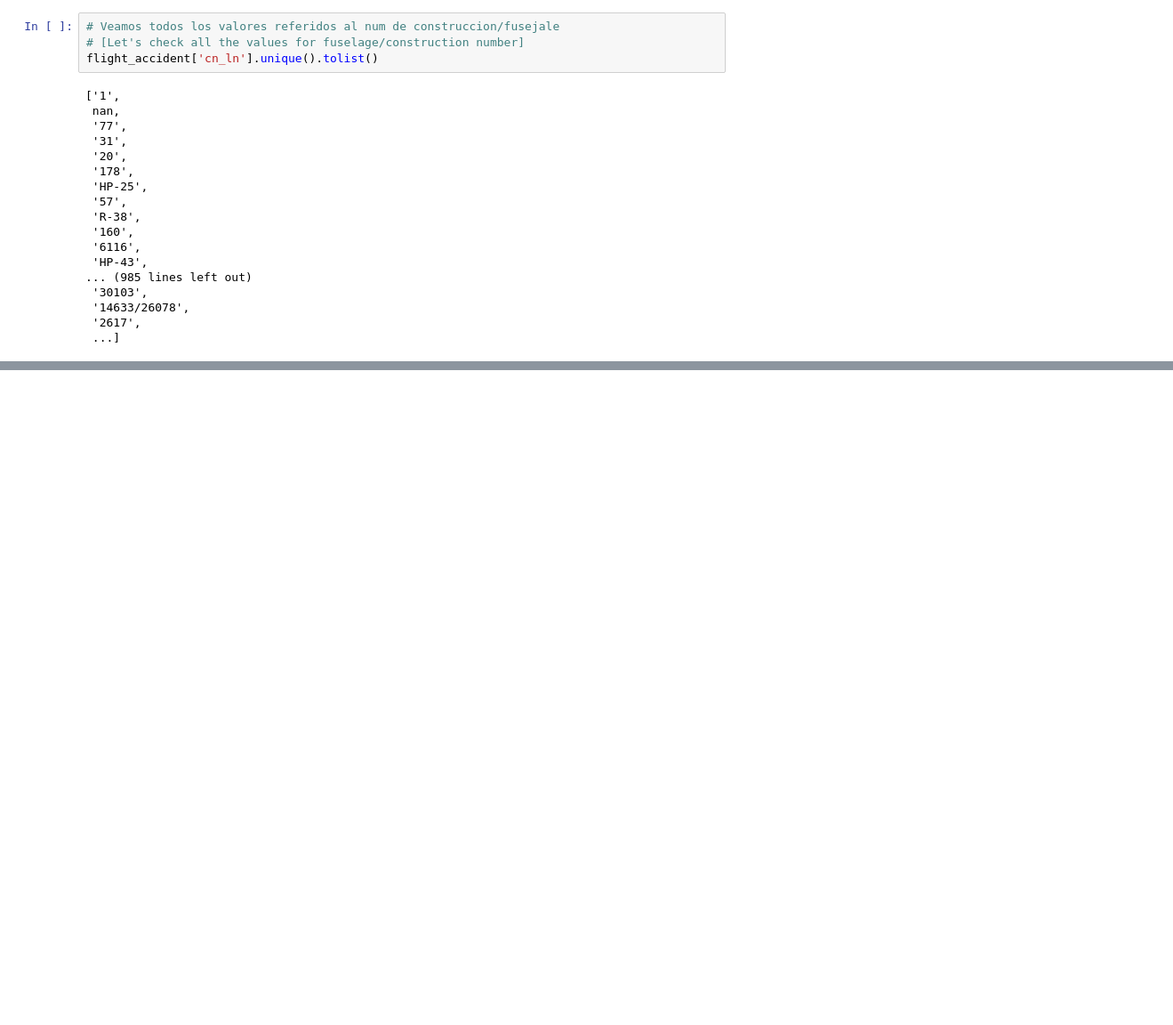
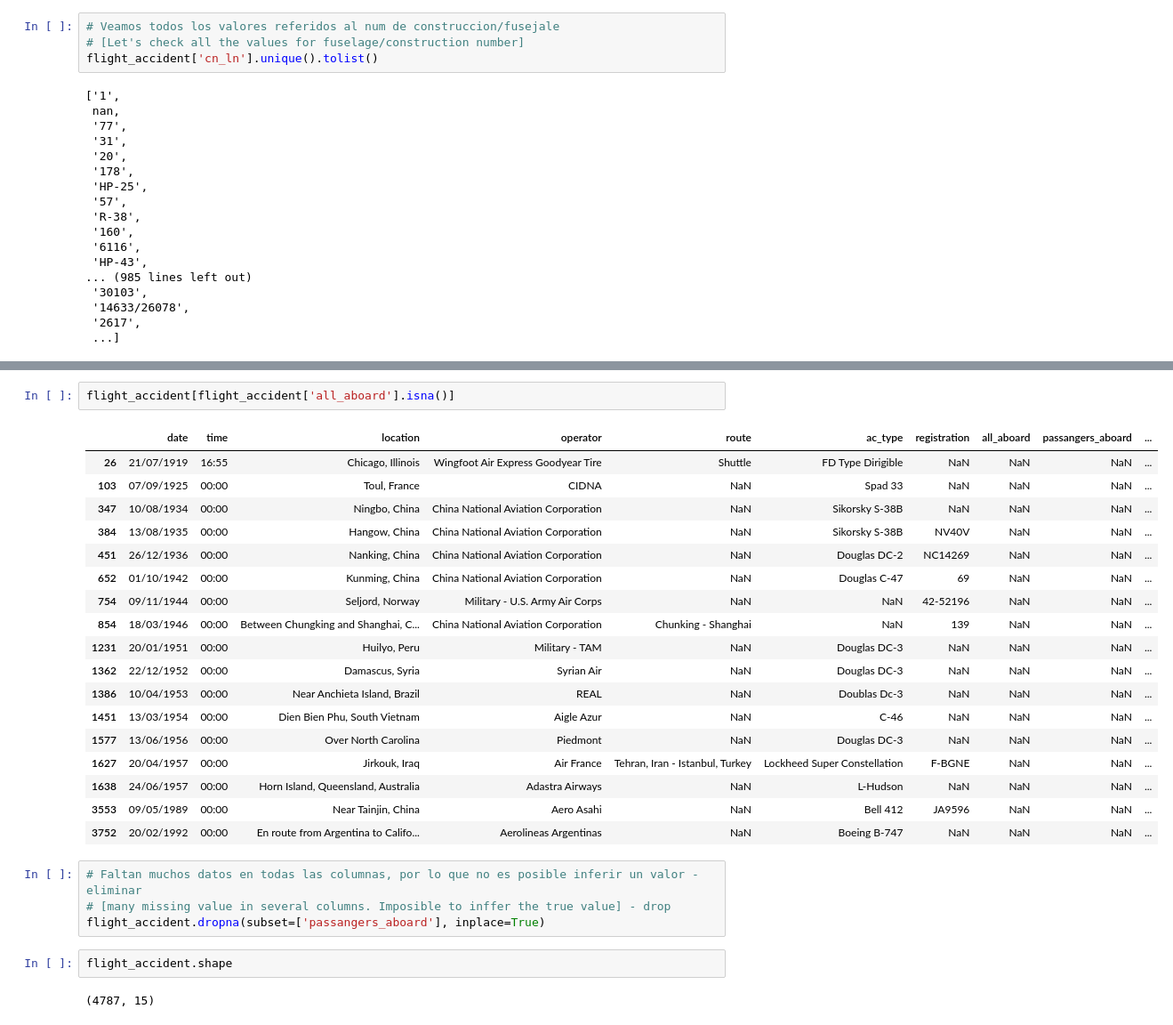
Before and after one commit to Martu-t/PI_Analytics_flights, a Jupyter notebook: main.ipynb, the cells around one changed output, grey strips where cells are left out. Shown at 89% size. Saved outputs shown, nothing was run; the diff lists cells and outputs as text; blank space fills up the shorter version.

```diff
--- a/main.ipynb
+++ b/main.ipynb
@@ -239,0 +250,29 @@ flight_accident['cn_ln'].unique().tolist()
+# %%
+flight_accident[flight_accident['all_aboard'].isna()]
+# %% [output]
+|  | date | time | location | operator | route | ac_type | registration | all_aboard | passangers_aboard | ... |
+| 26 | 21/07/1919 | 16:55 | Chicago, Illinois | Wingfoot Air Express Goodyear Tire | Shuttle | FD Type Dirigible | NaN | NaN | NaN | ... |
+| 103 | 07/09/1925 | 00:00 | Toul, France | CIDNA | NaN | Spad 33 | NaN | NaN | NaN | ... |
+| 347 | 10/08/1934 | 00:00 | Ningbo, China | China National Aviation Corporation | NaN | Sikorsky S-38B | NaN | NaN | NaN | ... |
+| 384 | 13/08/1935 | 00:00 | Hangow, China | China National Aviation Corporation | NaN | Sikorsky S-38B | NV40V | NaN | NaN | ... |
+| 451 | 26/12/1936 | 00:00 | Nanking, China | China National Aviation Corporation | NaN | Douglas DC-2 | NC14269 | NaN | NaN | ... |
+| 652 | 01/10/1942 | 00:00 | Kunming, China | China National Aviation Corporation | NaN | Douglas C-47 | 69 | NaN | NaN | ... |
+| 754 | 09/11/1944 | 00:00 | Seljord, Norway | Military - U.S. Army Air Corps | NaN | NaN | 42-52196 | NaN | NaN | ... |
+| 854 | 18/03/1946 | 00:00 | Between Chungking and Shanghai, C... | China National Aviation Corporation | Chunking - Shanghai | NaN | 139 | NaN | NaN | ... |
+| 1231 | 20/01/1951 | 00:00 | Huilyo, Peru | Military - TAM | NaN | Douglas DC-3 | NaN | NaN | NaN | ... |
+| 1362 | 22/12/1952 | 00:00 | Damascus, Syria | Syrian Air | NaN | Douglas DC-3 | NaN | NaN | NaN | ... |
+| 1386 | 10/04/1953 | 00:00 | Near Anchieta Island, Brazil | REAL | NaN | Doublas Dc-3 | NaN | NaN | NaN | ... |
+| 1451 | 13/03/1954 | 00:00 | Dien Bien Phu, South Vietnam | Aigle Azur | NaN | C-46 | NaN | NaN | NaN | ... |
+| 1577 | 13/06/1956 | 00:00 | Over North Carolina | Piedmont | NaN | Douglas DC-3 | NaN | NaN | NaN | ... |
+| 1627 | 20/04/1957 | 00:00 | Jirkouk, Iraq | Air France | Tehran, Iran - Istanbul, Turkey | Lockheed Super Constellation | F-BGNE | NaN | NaN | ... |
+| 1638 | 24/06/1957 | 00:00 | Horn Island, Queensland, Australia | Adastra Airways | NaN | L-Hudson | NaN | NaN | NaN | ... |
+| 3553 | 09/05/1989 | 00:00 | Near Tainjin, China | Aero Asahi | NaN | Bell 412 | JA9596 | NaN | NaN | ... |
+| 3752 | 20/02/1992 | 00:00 | En route from Argentina to Califo... | Aerolineas Argentinas | NaN | Boeing B-747 | NaN | NaN | NaN | ... |
+# %%
+# Faltan muchos datos en todas las columnas, por lo que no es posible inferir un valor - eliminar
+# [many missing value in several columns. Imposible to inffer the true value] - drop
+flight_accident.dropna(subset=['passangers_aboard'], inplace=True)
+# %%
+flight_accident.shape
+# %% [output]
+(4787, 15)
```
Also changed, not shown: parts of 14 cells of this notebook, 1 other file.
